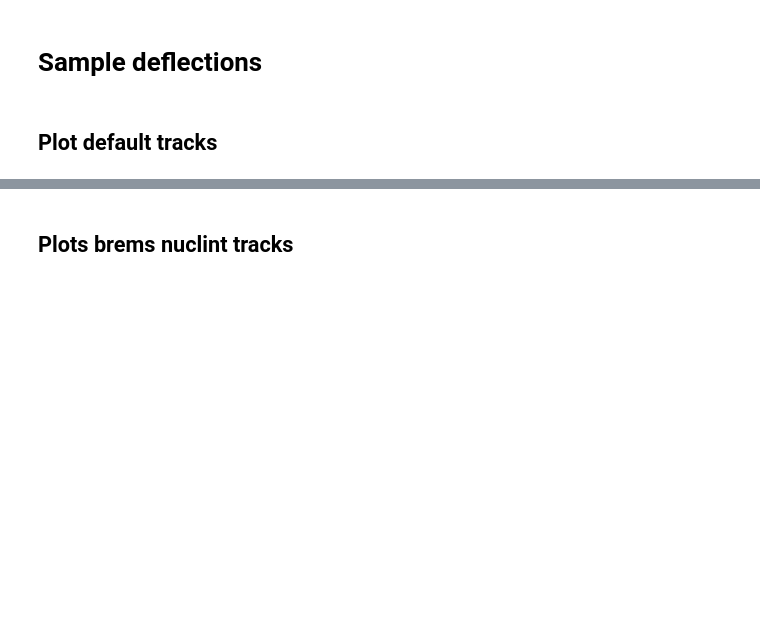
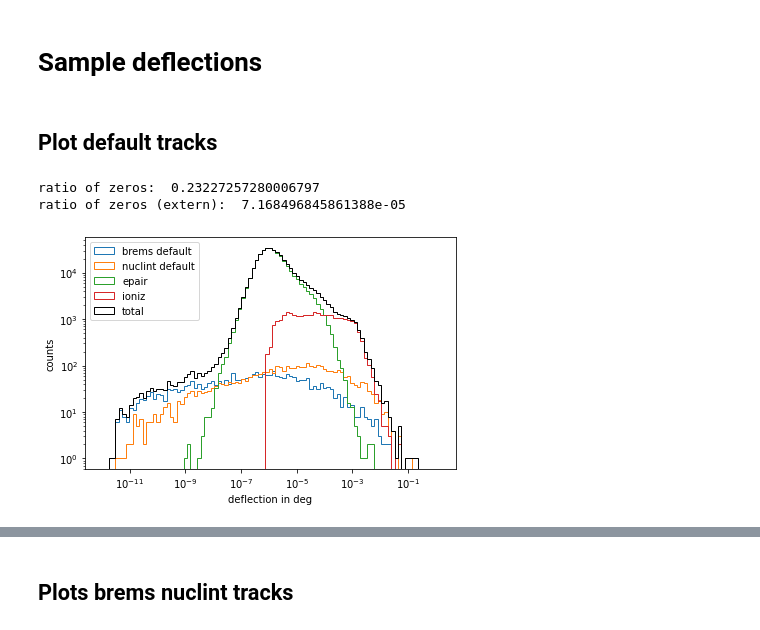
Before and after one commit to pascalgutjahr/muon-deflection-paper, a Jupyter notebook: deflection/check_photonuclear_sampling_vG_G4.ipynb, the cells around one changed output, grey strips where cells are left out. Drawn from its saved outputs; the diff is of its cells as text; code cells hidden in the pictures; blank space fills up the shorter version.

```diff
--- a/deflection/check_photonuclear_sampling_vG_G4.ipynb
+++ b/deflection/check_photonuclear_sampling_vG_G4.ipynb
@@ -575,10 +582,16 @@ for track in tqdm(tracks_default): # [:1]): ### choose only first track
 # %%
 ### run data
 param_name = 'brems_nuclint'
-deflection = ['tsaiparametrizationbremsstrahlungginneken',
-              'naivionization',
-              'bjorkennuclearinteraction',
-              'kelnerpairproduction']
+
+deflection = ['bremsginneken',
+              'ioniznaive',
+              'photoginneken',
+              'epairginneken']
+
+# deflection = ['tsaiparametrizationbremsstrahlungginneken',
+#               'naivionization',
+#               'bjorkennuclearinteraction',
+#               'kelnerpairproduction']
 
 tracks_brems_nuclint = propagate_deflected_muons_custom(E_i_final, E_f_final, deflection=deflection, table_path=table_path)
 
@@ -672,6 +688,34 @@ for e, e_loss in zip(ioniz_e, ioniz_loss):
     ioniz_defl_default_ex.append(get_new_psi_deltaE_NEW(e, e-e_loss, is_degree=False))
 # %% [markdown]
 ## Plot default tracks
+# %%
+bins = np.logspace(-12, 0.1, 100)
+
+plt.hist(np.rad2deg(brems_defl_default_ex), bins=bins, histtype='step', color=colors['brems'], label='brems default')
+plt.hist(np.rad2deg(nuclint_defl_default_ex), bins=bins, histtype='step', color=colors['nuclint'], label='nuclint default')
+plt.hist(np.rad2deg(epair_defl_default_ex), bins=bins, histtype='step', color=colors['epair'], label='epair')
+plt.hist(np.rad2deg(ioniz_defl_default_ex), bins=bins, histtype='step', color=colors['ioniz'], label='ioniz')
+
+total_defl_default = list(flatten([brems_defl_default_ex, nuclint_defl_default_ex, epair_defl_default_ex, ioniz_defl_default_ex]))
+plt.hist(np.rad2deg(total_defl_default), bins=bins, histtype='step', color='black', label='total')
+
+
+plt.xscale('log')
+plt.yscale('log')
+plt.xlabel('deflection in deg')
+plt.ylabel('counts')
+plt.legend(loc='upper left')
+plt.tight_layout()
+if save_plot:
+    plt.savefig(plot_dir + '{}_{}_{}events_default.pdf'.format(energy_name(E_i), energy_name(E_f), n_events))
+
+# ratio of zeros
+print('ratio of zeros: ', np.sum(np.array(stoch_defl)==0)/len(stoch_defl)) # angle calculated in propagation
+print('ratio of zeros (extern): ', np.sum(np.array(total_defl_default)==0)/len(total_defl_default))
+# %% [output]
+ratio of zeros:  0.23227257280006797
+ratio of zeros (extern):  7.168496845861388e-05
+[figure, added]
 # %%
 bins = np.logspace(-15, 2, 100)
 
```
Also changed, not shown: parts of 15 cells of this notebook.
